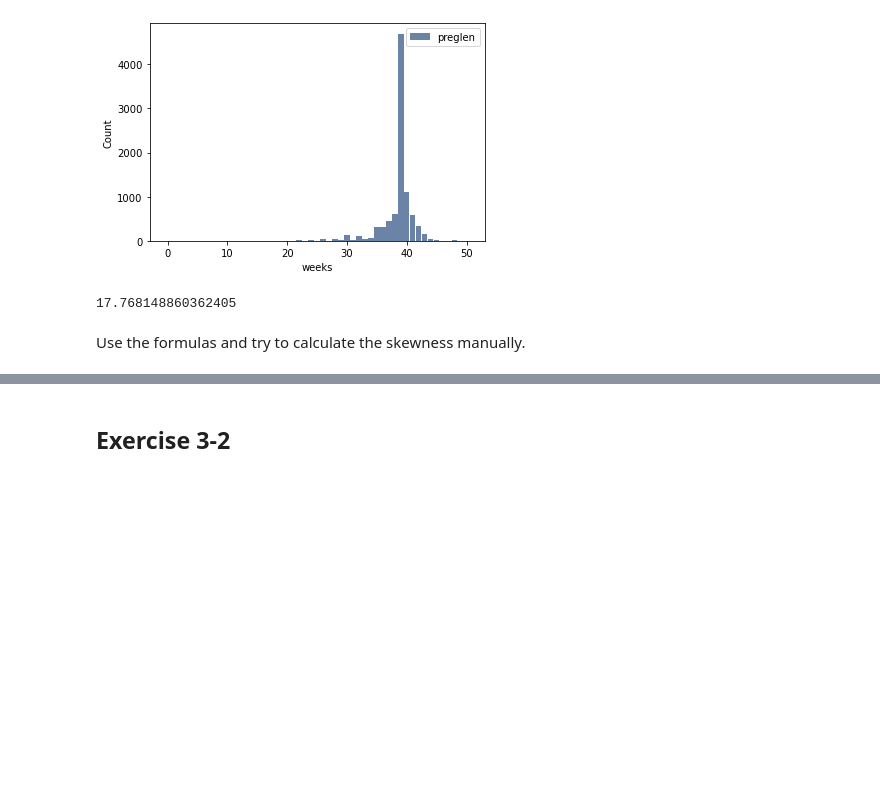
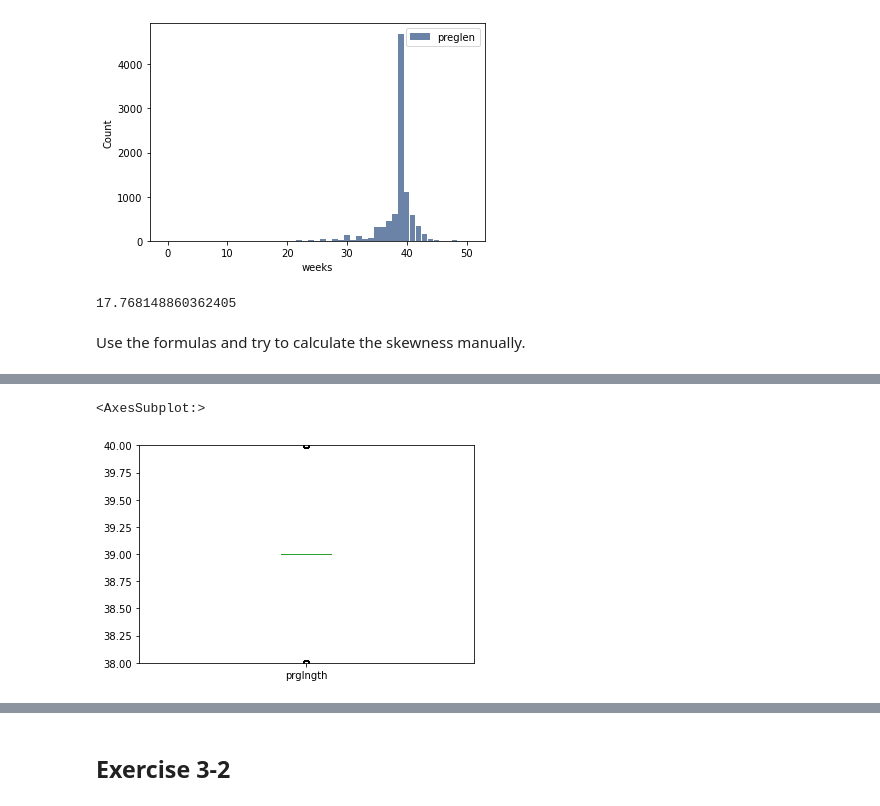
Before and after one commit to EmbraceTEC/ThinkStats2, a Jupyter notebook: code/DT 1 - Exercise day.ipynb, the cells around one changed output, grey strips where cells are left out. Cells and saved outputs as stored; diff of their text form; code cells hidden in the pictures; blank space fills up the shorter version.

```diff
--- a/code/DT 1 - Exercise day.ipynb
+++ b/code/DT 1 - Exercise day.ipynb
@@ -123,0 +129,5 @@ Use the formulas and try to calculate the skewness manually.
+# %%
+preglen.plot.box(ylim=(38,40))
+# %% [output]
+<AxesSubplot:>
+[figure, added]
```
Also changed, not shown: parts of 11 cells of this notebook.
